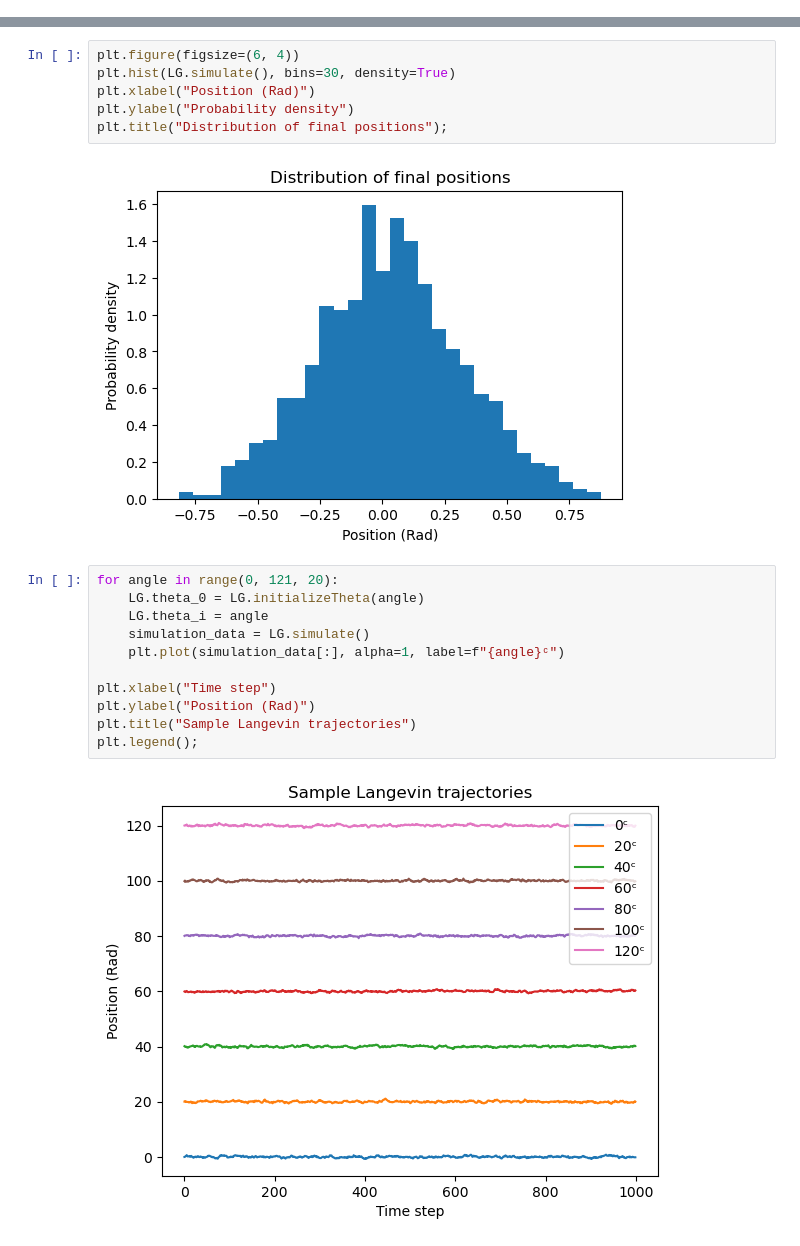
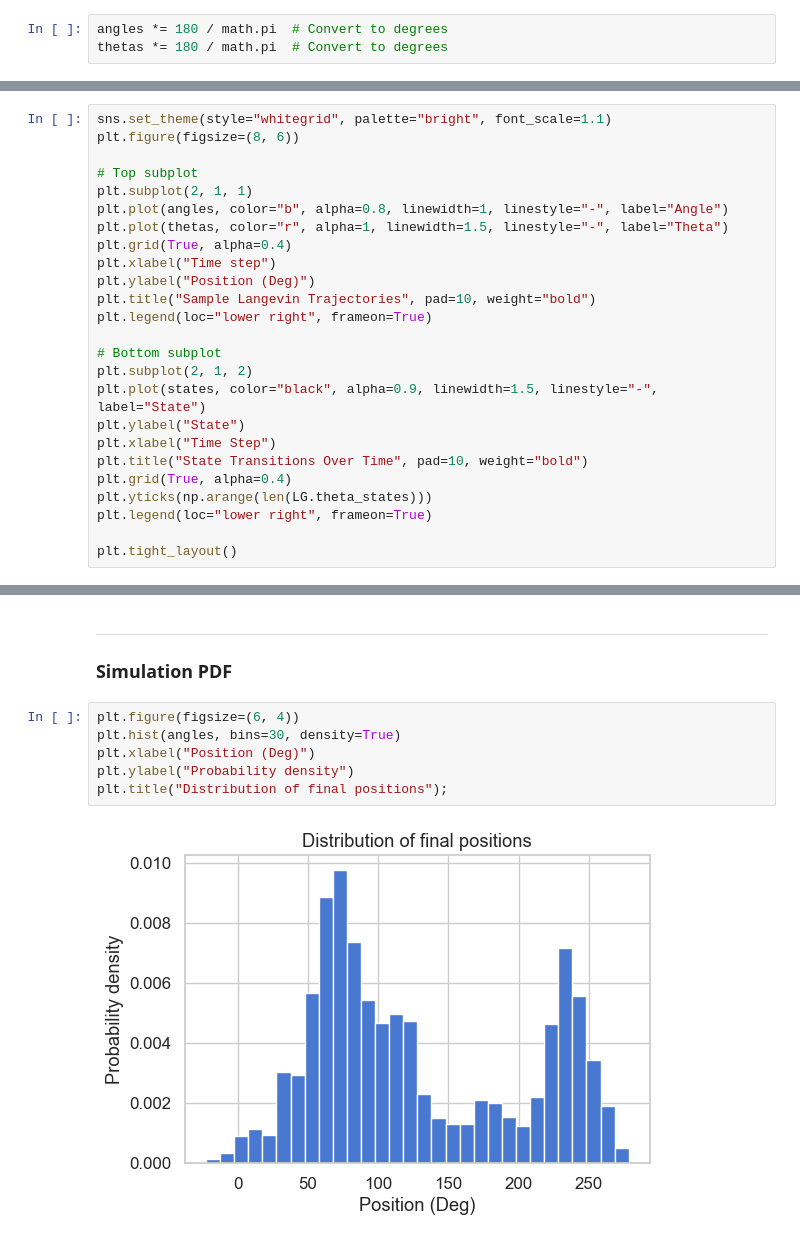
Before and after one commit to RobertAFenn/F1-ATPase-simulation, a Jupyter notebook: main.ipynb, the cells around one changed output, grey strips where cells are left out. Saved outputs shown, nothing was run; the diff lists cells and outputs as text.

Commit message:
Complete 4 State Simulation implementation

```diff
--- a/main.ipynb
+++ b/main.ipynb
@@ -33,0 +32,3 @@ plt.title("Sample Langevin trajectories");
+# %%
+angles *= 180 / math.pi  # Convert to degrees
+thetas *= 180 / math.pi  # Convert to degrees
@@ -33,0 +39,25 @@ plt.title("Sample Langevin trajectories");
+# %%
+sns.set_theme(style="whitegrid", palette="bright", font_scale=1.1)
+plt.figure(figsize=(8, 6))
+
+# Top subplot
+plt.subplot(2, 1, 1)
+plt.plot(angles, color="b", alpha=0.8, linewidth=1, linestyle="-", label="Angle")
+plt.plot(thetas, color="r", alpha=1, linewidth=1.5, linestyle="-", label="Theta")
+plt.grid(True, alpha=0.4)
+plt.xlabel("Time step")
+plt.ylabel("Position (Deg)")
+plt.title("Sample Langevin Trajectories", pad=10, weight="bold")
+plt.legend(loc="lower right", frameon=True)
+
+# Bottom subplot
+plt.subplot(2, 1, 2)
+plt.plot(states, color="black", alpha=0.9, linewidth=1.5, linestyle="-", label="State")
+plt.ylabel("State")
+plt.xlabel("Time Step")
+plt.title("State Transitions Over Time", pad=10, weight="bold")
+plt.grid(True, alpha=0.4)
+plt.yticks(np.arange(len(LG.theta_states)))
+plt.legend(loc="lower right", frameon=True)
+
+plt.tight_layout()
@@ -34,21 +66,12 @@ plt.title("Sample Langevin trajectories");
+# %% [markdown]
+<hr>
+
+### Simulation PDF
 # %%
 plt.figure(figsize=(6, 4))
-plt.hist(LG.simulate(), bins=30, density=True)
-plt.xlabel("Position (Rad)")
+plt.hist(angles, bins=30, density=True)
+plt.xlabel("Position (Deg)")
 plt.ylabel("Probability density")
 plt.title("Distribution of final positions");
 # %% [output]
-[figure, old version]
+[figure, new version]
-# %%
-for angle in range(0, 121, 20):
-    LG.theta_0 = LG.initializeTheta(angle)
-    LG.theta_i = angle
-    simulation_data = LG.simulate()
-    plt.plot(simulation_data[:], alpha=1, label=f"{angle}ᶜ")
-
-plt.xlabel("Time step")
-plt.ylabel("Position (Rad)")
-plt.title("Sample Langevin trajectories")
-plt.legend();
-# %% [output]
-[figure, removed]
```
Also changed, not shown: parts of 10 cells of this notebook, 5 other files.
